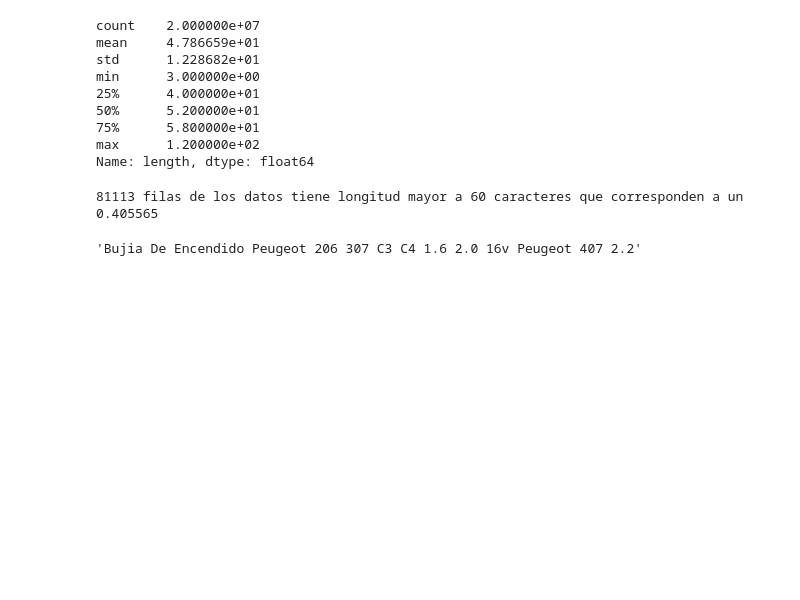
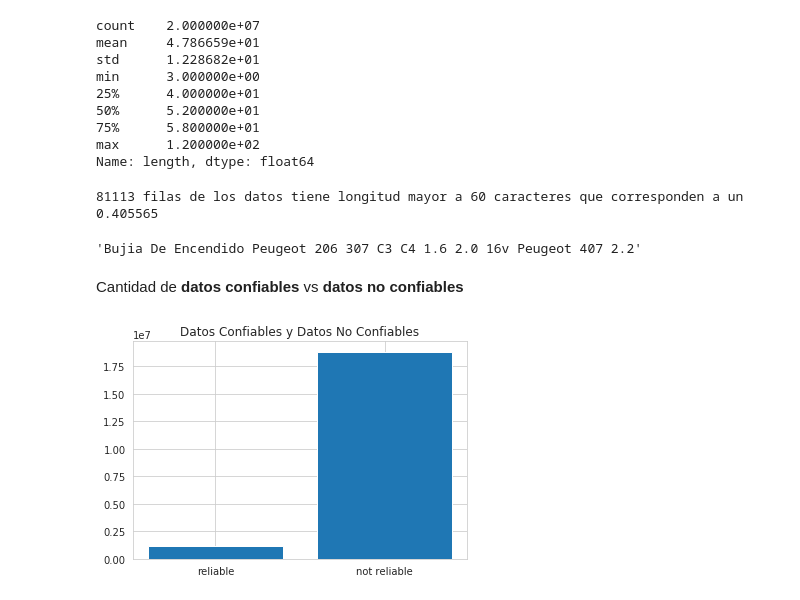
Before and after one commit to AronForero/MercadoLibre_Challenge, a Jupyter notebook: Exploratory_Analisis.ipynb, the cells around one changed output. Saved outputs shown, nothing was run; the diff lists cells and outputs as text; code cells hidden in the pictures; blank space fills up the shorter version.

```diff
--- a/Exploratory_Analisis.ipynb
+++ b/Exploratory_Analisis.ipynb
@@ -79,3 +79,13 @@ print('{} filas de los datos tiene longitud mayor a 60 caracteres que correspond
 high_length['title'].iloc[-1]
 # %% [output]
 'Bujia De Encendido Peugeot 206 307 C3 C4 1.6 2.0 16v Peugeot 407 2.2'
+# %% [markdown]
+Cantidad de **datos confiables** vs **datos no confiables**
+# %%
+reliable_data = data[data['label_quality'] == 'reliable']
+not_reliable_data = data[data['label_quality'] == 'unreliable']
+plt.bar(range(2), [reliable_data.shape[0], not_reliable_data.shape[0]])
+plt.title('Datos Confiables y Datos No Confiables')
+plt.xticks(range(2), ['reliable', 'not reliable']);
+# %% [output]
+[figure, added]
```
Also changed, not shown: parts of 1 cell of this notebook, 3 other files.
